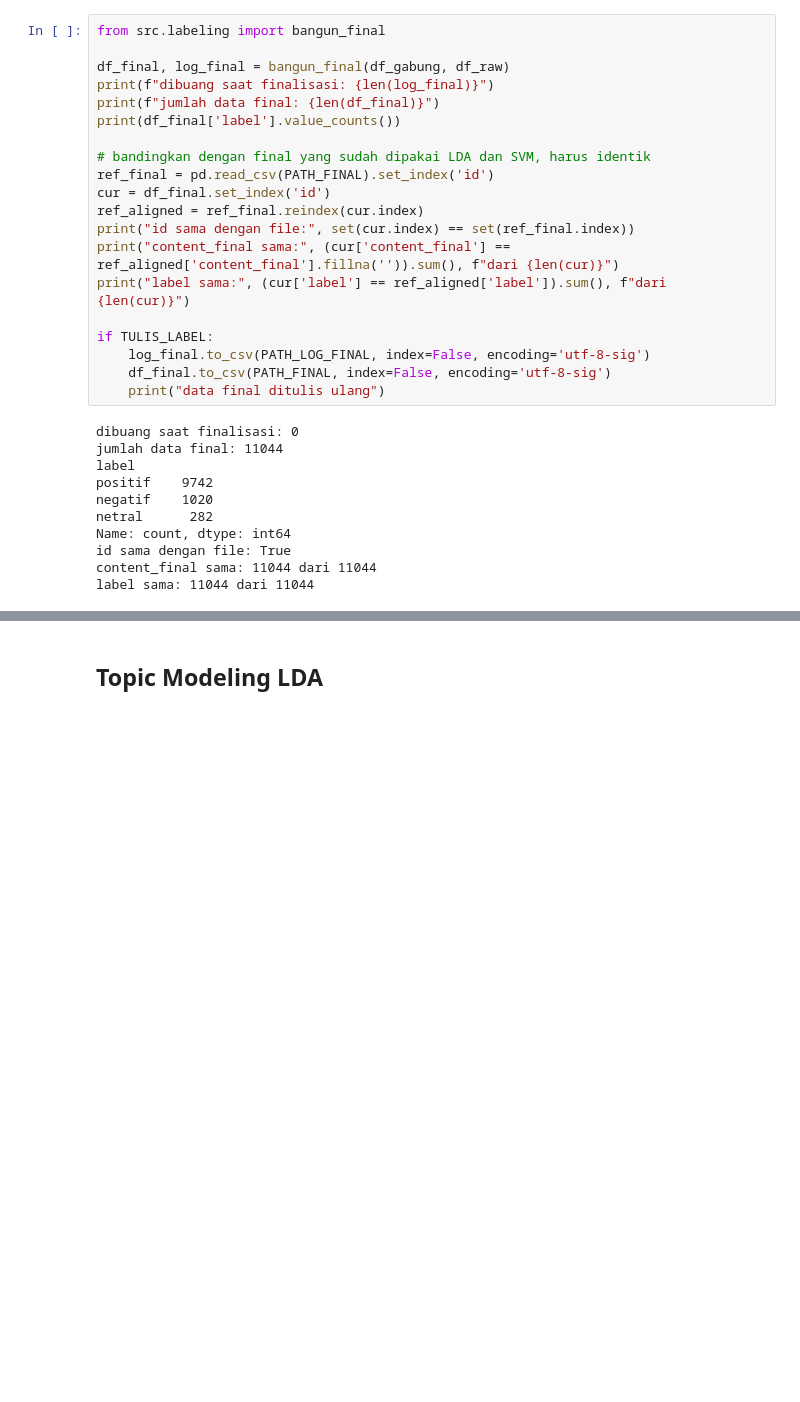
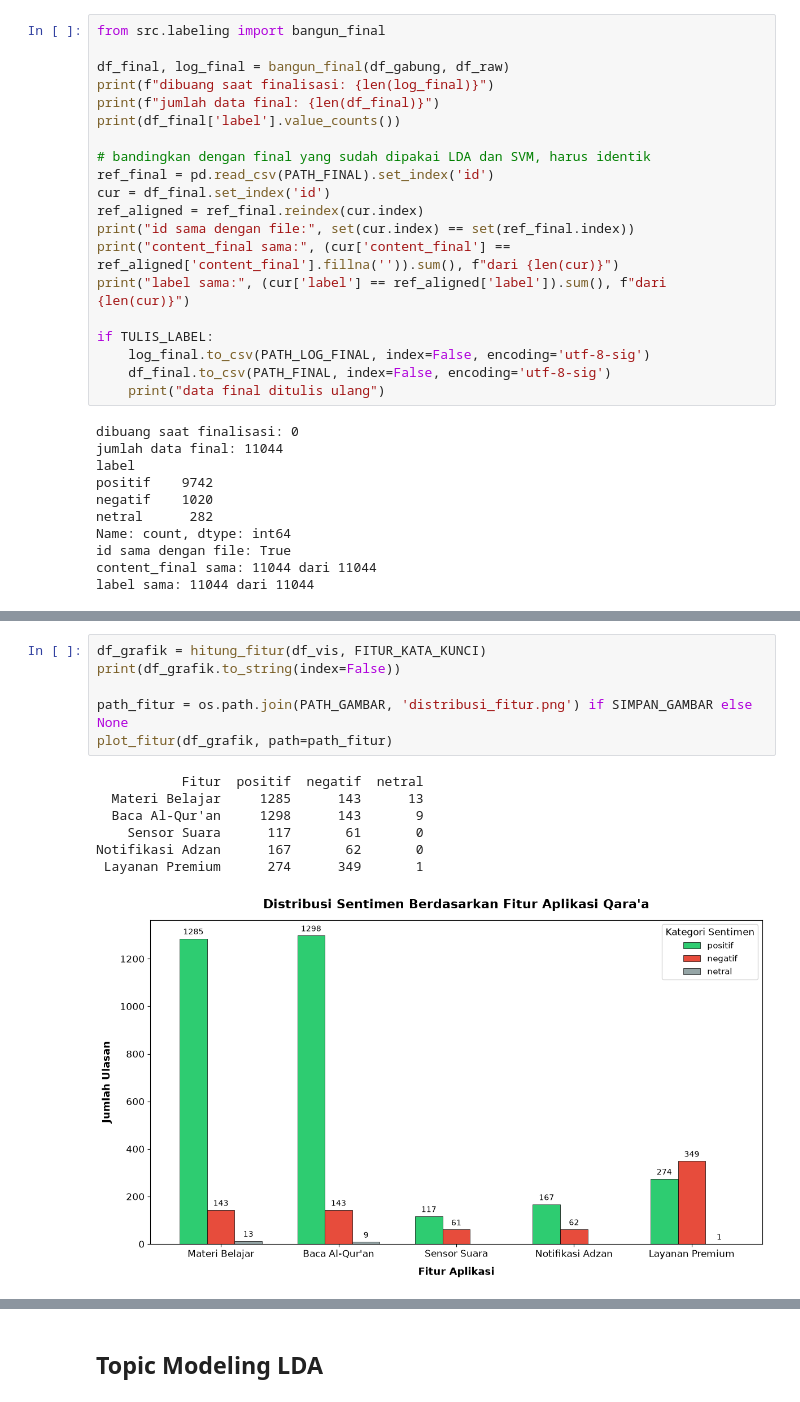
Before and after one commit to mmryd/qaraa-sentiment-analysis-topic-modeling, a Jupyter notebook: ulasan-qaraa.ipynb, the cells around one changed output, grey strips where cells are left out. Drawn from its saved outputs; the diff is of its cells as text; blank space fills up the shorter version.

```diff
--- a/ulasan-qaraa.ipynb
+++ b/ulasan-qaraa.ipynb
@@ -355,0 +295,14 @@ plt.tight_layout()
+# %%
+df_grafik = hitung_fitur(df_vis, FITUR_KATA_KUNCI)
+print(df_grafik.to_string(index=False))
+
+path_fitur = os.path.join(PATH_GAMBAR, 'distribusi_fitur.png') if SIMPAN_GAMBAR else None
+plot_fitur(df_grafik, path=path_fitur)
+# %% [output]
+           Fitur  positif  negatif  netral
+  Materi Belajar     1285      143      13
+  Baca Al-Qur'an     1298      143       9
+    Sensor Suara      117       61       0
+Notifikasi Adzan      167       62       0
+ Layanan Premium      274      349       1
+[figure, added]
```
Also changed, not shown: parts of 13 cells of this notebook, 1 other file.
